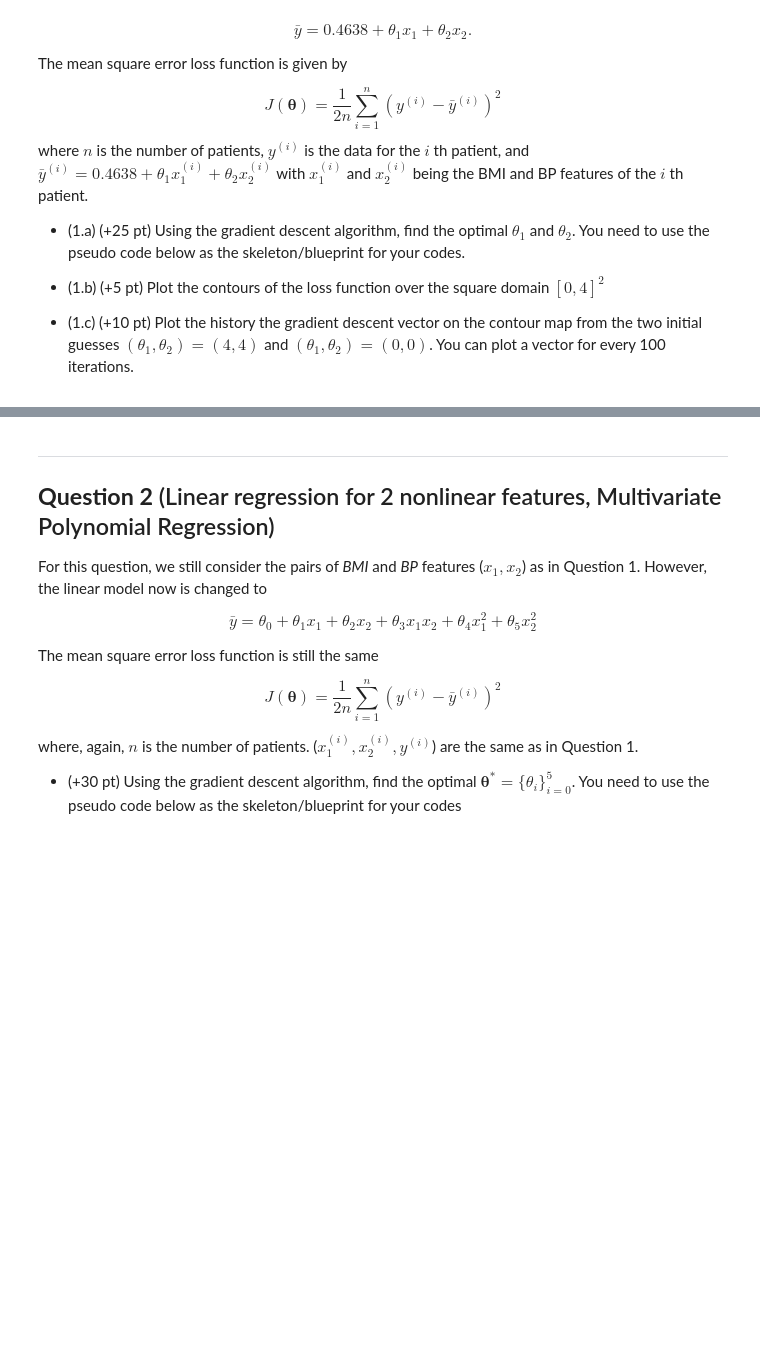
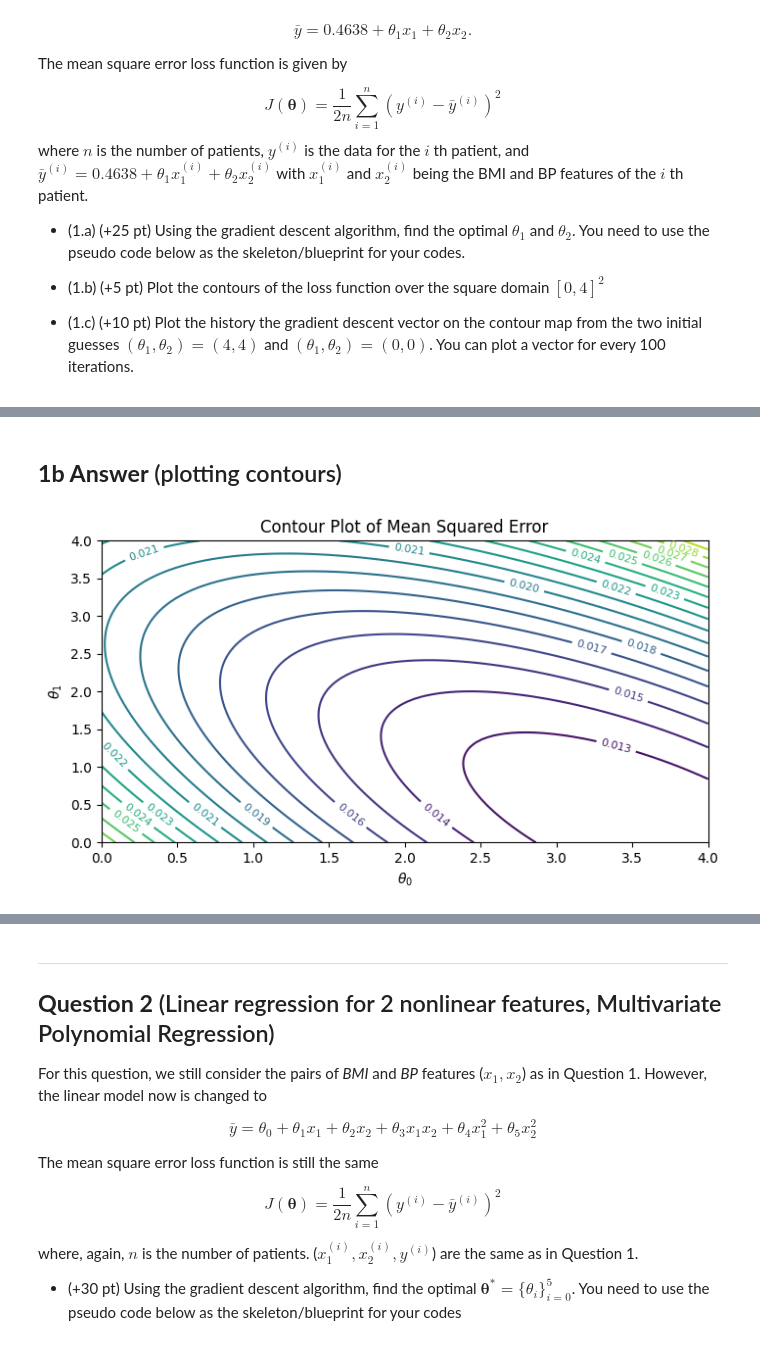
Before and after one commit to rx9933/COE-379L, a Jupyter notebook: Assignments/Assignment1/Assignment_1.ipynb, the cells around one changed output, grey strips where cells are left out. Cells and saved outputs as stored; diff of their text form; code cells hidden in the pictures; blank space fills up the shorter version.

Commit message:
adding codes + plots

```diff
--- a/Assignments/Assignment1/Assignment_1.ipynb
+++ b/Assignments/Assignment1/Assignment_1.ipynb
@@ -148,0 +125,31 @@ Optimal Theta: [3.61289603 0.22781244]
+# %% [markdown]
+
+## **1b Answer** (plotting contours)
+# %%
+plt.clf()
+# Create a grid for theta0 and theta1
+theta0_range = np.linspace(0, 4, 100)
+theta1_range = np.linspace(0, 4, 100)
+theta0_grid, theta1_grid = np.meshgrid(theta0_range, theta1_range)
+
+# Compute MSE for each combination of theta0 and theta1
+J_grid = np.zeros(theta0_grid.shape)
+for i in range(theta0_grid.shape[0]):
+    for j in range(theta0_grid.shape[1]):
+        theta = np.array([theta0_grid[i, j], theta1_grid[i, j]])
+        J_grid[i, j] = mean_squared_error(theta, X_train, y_train)
+
+contour = plt.contour(theta0_grid, theta1_grid, J_grid, 20, cmap='viridis')
+
+plt.clabel(contour, inline=True, fontsize=8)
+
+# Labeling
+plt.xlabel(r'$\theta_0$')
+plt.ylabel(r'$\theta_1$')
+plt.title('Contour Plot of Mean Squared Error')
+
+# Save and show the plot
+plt.savefig('1b_contour_plot.png')
+plt.show()
+# %% [output]
+[figure, added]
```
Also changed, not shown: parts of 10 cells of this notebook, 19 other files.
